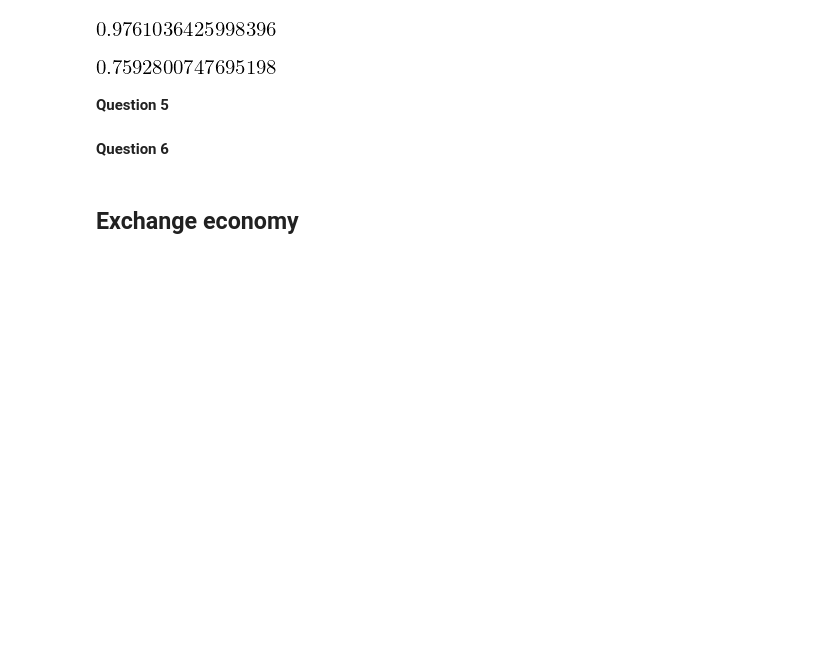
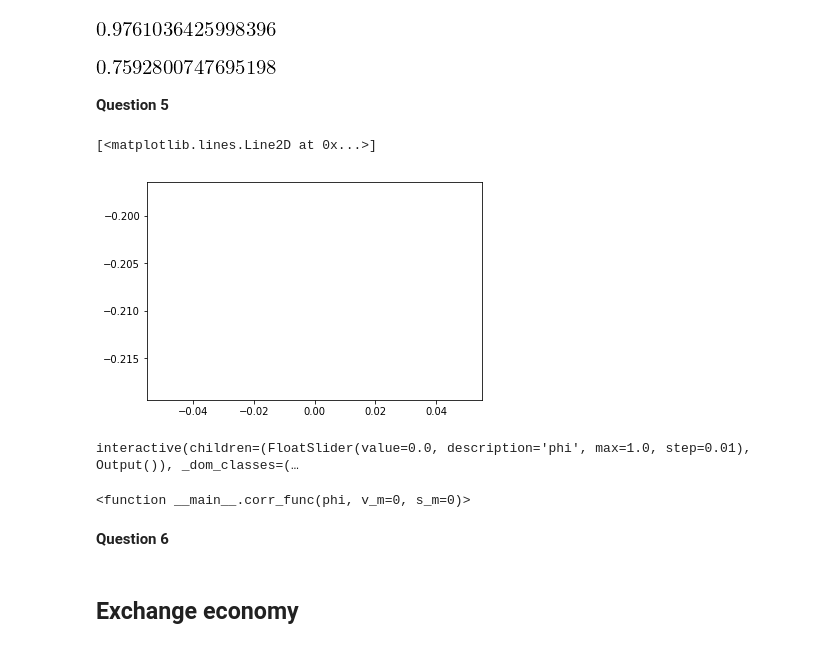
Before and after one commit to NumEconCopenhagen/projects-2019-al, a Jupyter notebook: examproject/examproject.ipynb, the cells around one changed output. Cells and saved outputs as stored; diff of their text form; code cells hidden in the pictures; blank space fills up the shorter version.

```diff
--- a/examproject/examproject.ipynb
+++ b/examproject/examproject.ipynb
@@ -654,7 +657,11 @@ np.corrcoef(output[1:999],l_output[1:999])[0,1]
 # %% [markdown]
 **Question 5**
 # %%
-def corr_func(v_m=0, s_m=0,phi) :
+####Where does phi enter?
+
+def corr_func(phi,v_m=0, s_m=0) :
+    #apperently we need to set the seed inside the function
+    np.random.seed(1)
 
     pi_m = 0
     yn = 0
@@ -666,7 +673,6 @@ def corr_func(v_m=0, s_m=0,phi) :
     list_output = list(range(1000))
     list_inflation = list(range(1000))
     for i in range(1000):
-        counter(i=i,n=1000)
         if i == 0 :
 
             y = equili_output_ar(v_m,pi_m,s_m,y_m,ct[i],xt[i])
@@ -693,6 +699,21 @@ def corr_func(v_m=0, s_m=0,phi) :
     correlation = np.corrcoef(list_inflation,list_output)[0,1]
 
     return correlation
+# %%
+phi_vec = np.linspace(0,1,1000)
+# %%
+test = corr_func(phi_vec)
+plt.plot(test)
+# %% [output]
+[<matplotlib.lines.Line2D at 0x...>]
+[figure, added]
+# %%
+#does not work yet
+phi_slider = widgets.FloatSlider(min=0,max=1,step = 0.01)
+widgets.interact(corr_func,phi=phi_slider,v_m = widgets.fixed(0),s_m = widgets.fixed(0))
+# %% [output]
+interactive(children=(FloatSlider(value=0.0, description='phi', max=1.0, step=0.01), Output()), _dom_classes=(…
+<function __main__.corr_func(phi, v_m=0, s_m=0)>
 # %% [markdown]
 **Question 6**
 # %% [markdown]
```
Also changed, not shown: parts of 2 cells of this notebook.
